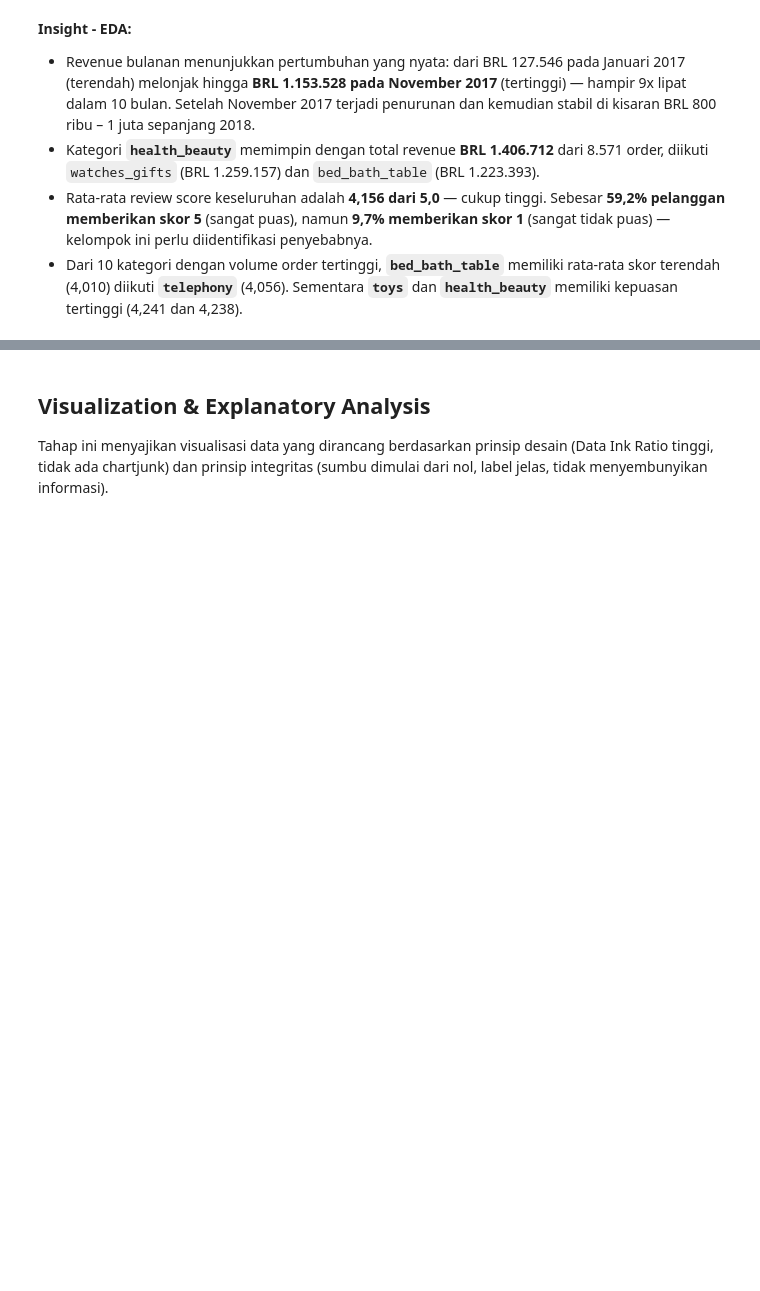
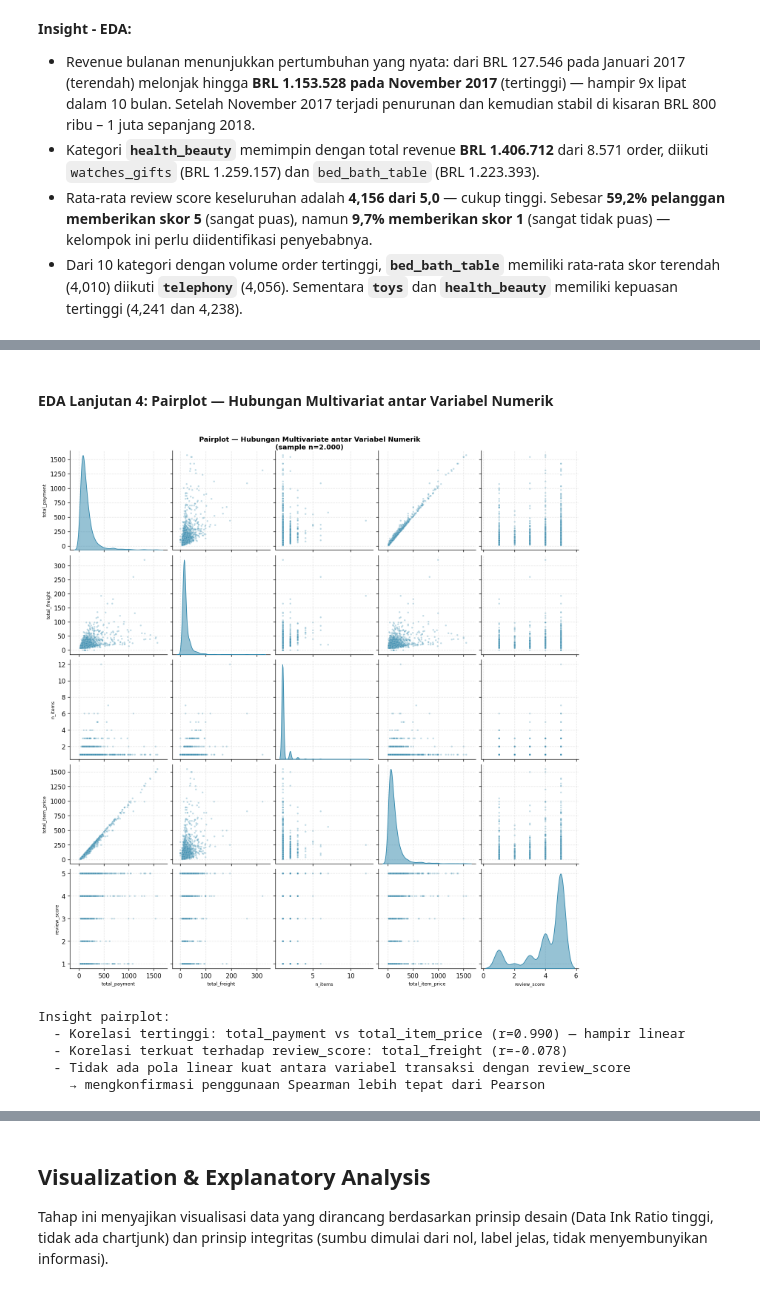
Before and after one commit to ulumlab/brazilian-ecommerce-analysis, a Jupyter notebook: notebook.ipynb, the cells around one changed output, grey strips where cells are left out. Drawn from its saved outputs; the diff is of its cells as text; code cells hidden in the pictures; blank space fills up the shorter version.

```diff
--- a/notebook.ipynb
+++ b/notebook.ipynb
@@ -828,0 +999,54 @@ Rata-rata review score per kategori (urutan terendah ke tertinggi):
+# %% [markdown]
+#### EDA Lanjutan 4: Pairplot — Hubungan Multivariat antar Variabel Numerik
+# %%
+# [CODE CELL 28]
+# Pairplot untuk melihat semua kombinasi hubungan bivariate sekaligus
+# Diagonal: distribusi univariat (KDE)
+# Off-diagonal: scatter plot hubungan antar dua variabel
+# Sample 2000 untuk efisiensi komputasi
+sample_pp = df_main[num_cols].dropna().sample(2000, random_state=42)
+
+g = sns.pairplot(
+    sample_pp,
+    diag_kind='kde',
+    plot_kws={'alpha': 0.3, 'color': '#2E86AB', 's': 8},
+    diag_kws={'color': '#2E86AB', 'fill': True, 'alpha': 0.5}
+)
+g.figure.suptitle('Pairplot — Hubungan Multivariate antar Variabel Numerik\n(sample n=2.000)',
+                   y=1.01, fontsize=11, fontweight='bold')
+
+# Highlight kolom review_score
+for ax in g.axes[-1, :]:
+    ax.set_xlabel(ax.get_xlabel(), fontsize=7.5)
+for ax in g.axes[:, 0]:
+    ax.set_ylabel(ax.get_ylabel(), fontsize=7.5)
+
+plt.savefig('viz_pairplot.png', dpi=120, bbox_inches='tight')
+plt.show()
+
+# Insight dinamis berdasarkan korelasi aktual dari sample_pp
+corr_pp = sample_pp.corr(method='spearman')
+
+pairs = corr_pp.unstack().reset_index()
+pairs.columns = ['var1', 'var2', 'corr']
+pairs = pairs[pairs['var1'] != pairs['var2']].sort_values('corr', ascending=False)
+top_var1 = pairs.iloc[0]['var1']
+top_var2 = pairs.iloc[0]['var2']
+top_val  = pairs.iloc[0]['corr']
+
+review_corrs = corr_pp['review_score'].drop('review_score').sort_values()
+neg_var = review_corrs.index[0]
+neg_val = review_corrs.iloc[0]
+
+print('Insight pairplot:')
+print(f'  - Korelasi tertinggi: {top_var1} vs {top_var2} (r={top_val:.3f}) — hampir linear')
+print(f'  - Korelasi terkuat terhadap review_score: {neg_var} (r={neg_val:.3f})')
+print(f'  - Tidak ada pola linear kuat antara variabel transaksi dengan review_score')
+print(f'    → mengkonfirmasi penggunaan Spearman lebih tepat dari Pearson')
+# %% [output]
+[figure, added]
+Insight pairplot:
+  - Korelasi tertinggi: total_payment vs total_item_price (r=0.990) — hampir linear
+  - Korelasi terkuat terhadap review_score: total_freight (r=-0.078)
+  - Tidak ada pola linear kuat antara variabel transaksi dengan review_score
+    → mengkonfirmasi penggunaan Spearman lebih tepat dari Pearson
```
Also changed, not shown: parts of 63 cells of this notebook, 2 other files.
